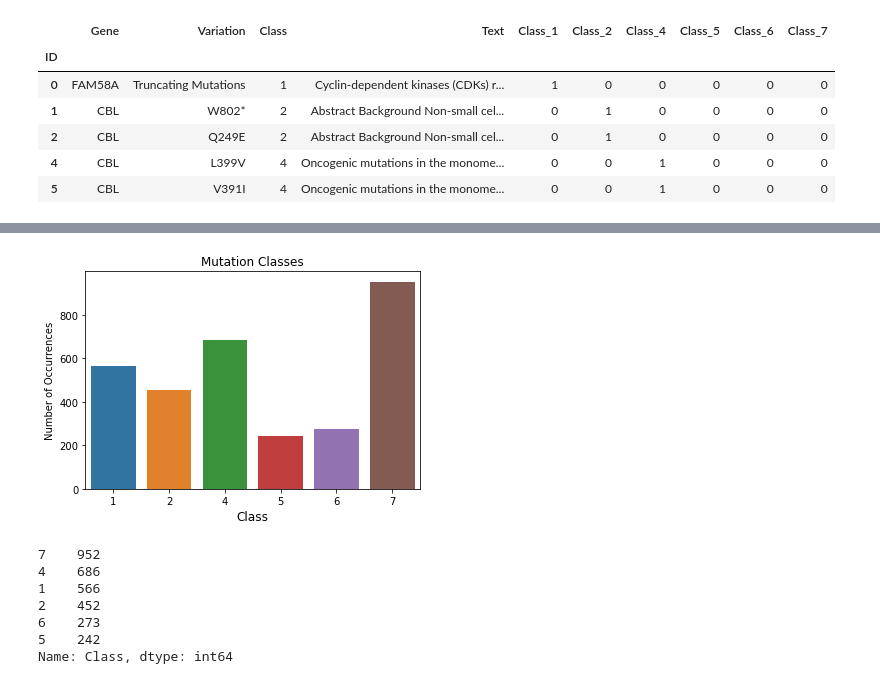
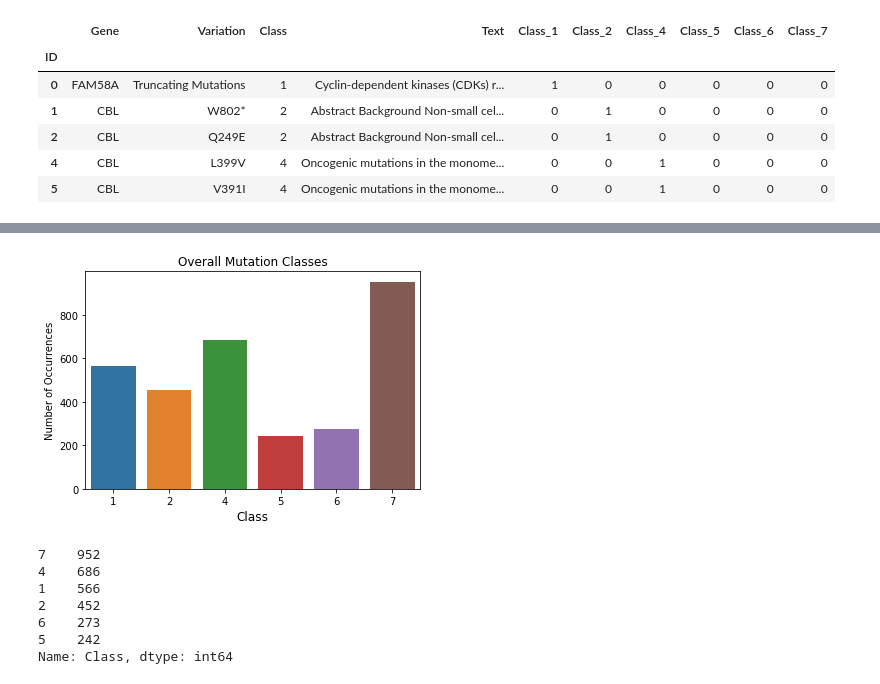
Before and after one commit to Shredder42/mutations, a Jupyter notebook: explore.ipynb, the cells around one changed output, grey strips where cells are left out. Drawn from its saved outputs; the diff is of its cells as text; code cells hidden in the pictures.

Commit message:
tt split plots

```diff
--- a/explore.ipynb
+++ b/explore.ipynb
@@ -172,13 +166,9 @@ dtypes: int64(7), object(3)
 memory usage: 272.5+ KB
 # %%
 # redo plot after dropping preprocessing
-class_count  = merged['Class'].value_counts()
-sns.barplot(class_count.index, class_count.values)
-plt.title('Mutation Classes')
-plt.ylabel('Number of Occurrences')
-plt.xlabel('Class', fontsize=12);
+classes_plot(merged['Class'], 'Overall Mutation Classes')
 # %% [output]
-[figure, old version]
+[figure, new version]
 # %%
 merged['Class'].value_counts()
 # %% [output]
```
Also changed, not shown: parts of 8 cells of this notebook.
